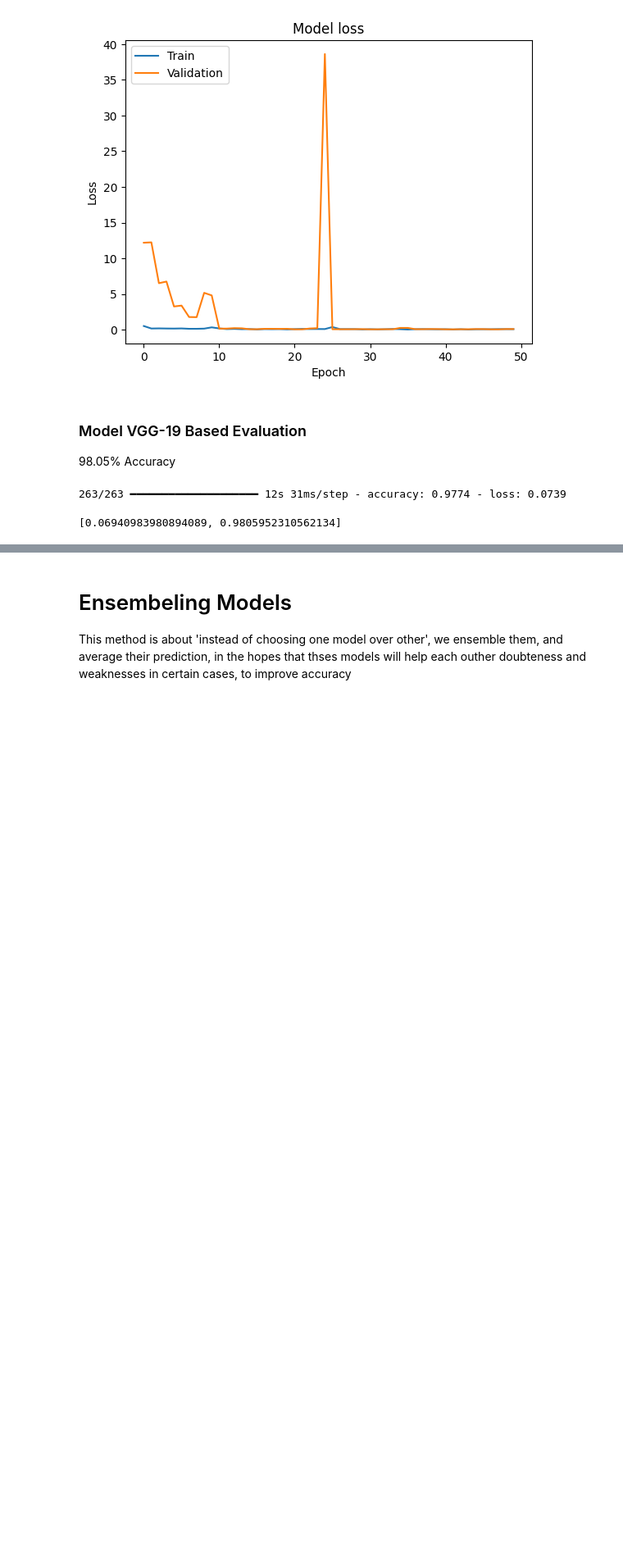
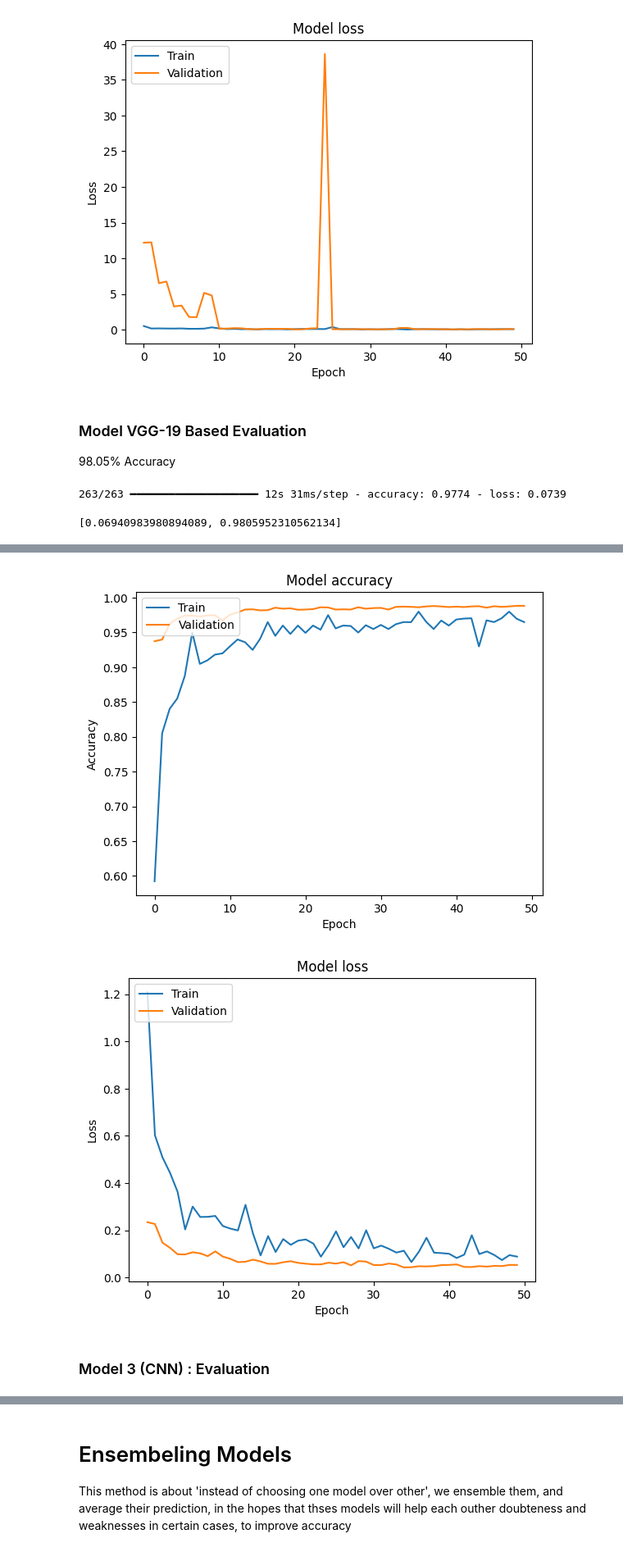
Before and after one commit to Ouassim-Hamdani/Interface-Hand-Digit-Recognizer, a Jupyter notebook: notebooks/training_notebook.ipynb, the cells around one changed output, grey strips where cells are left out. Shown at 82% size. Saved outputs shown, nothing was run; the diff lists cells and outputs as text; code cells hidden in the pictures; blank space fills up the shorter version.

```diff
--- a/notebooks/training_notebook.ipynb
+++ b/notebooks/training_notebook.ipynb
@@ -12,7 +12,7 @@ from sklearn.metrics import accuracy_score #Evaluation
 # Data Preperation
 ## Data Loading
 # %%
-data_path = "data" # make sure to execute from project folder as pwd
+data_path = "../data" # make sure to execute from project folder as pwd
 df_data = pd.read_csv(os.path.join(data_path, "train.csv"))
 # %%
 df_data.head()
@@ -430,0 +431,16 @@ model_2.evaluate(X_test,y_test)
+# %%
+model_3 = tf.keras.Sequential([ #Creating a CNN, sequential case.
+    tf.keras.layers.Conv2D(32, (5, 5), activation='relu', input_shape=(32, 32, 3)),
+    tf.keras.layers.MaxPooling2D((2, 2)),
+    tf.keras.layers.Conv2D(64, (3, 3), activation='relu'),
+    tf.keras.layers.MaxPooling2D((2, 2)),
+    tf.keras.layers.Conv2D(128, (3, 3), activation='relu'),
+    tf.keras.layers.MaxPooling2D((2, 2)),
+    tf.keras.layers.Flatten(),
+    tf.keras.layers.Dense(128, activation='relu'),
+    tf.keras.layers.Dense(10, activation='softmax')
+])
+# %%
+model_3.compile(optimizer='adam', #default learning rate is 0.001 anyways.
+              loss='sparse_categorical_crossentropy',
+              metrics=['accuracy'])
@@ -430,0 +474,7 @@ model_2.evaluate(X_test,y_test)
+# %%
+history_3 = model_3.fit(train_datagen.flow(train_images,train_labels, batch_size=200),
+                         steps_per_epoch=train_images.shape[0] // 200,
+                         epochs=50,
+            validation_data=val_datagen.flow(val_images,val_labels,
+            batch_size=200
+                        )) # TRAININGGGGG
@@ -430,0 +504,23 @@ model_2.evaluate(X_test,y_test)
+# %%
+# Plot training & validation accuracy values
+plt.plot(history_3.history['accuracy'])
+plt.plot(history_3.history['val_accuracy'])
+plt.title('Model accuracy')
+plt.ylabel('Accuracy')
+plt.xlabel('Epoch')
+plt.legend(['Train', 'Validation'], loc='upper left')
+plt.show()
+
+# Plot training & validation loss values
+plt.plot(history_3.history['loss'])
+plt.plot(history_3.history['val_loss'])
+plt.title('Model loss')
+plt.ylabel('Loss')
+plt.xlabel('Epoch')
+plt.legend(['Train', 'Validation'], loc='upper left')
+plt.show()
+# %% [output]
+[figure, added]
+[figure, added]
+# %% [markdown]
+### Model 3 (CNN) : Evaluation
```
Also changed, not shown: parts of 26 cells of this notebook, 8 other files.
